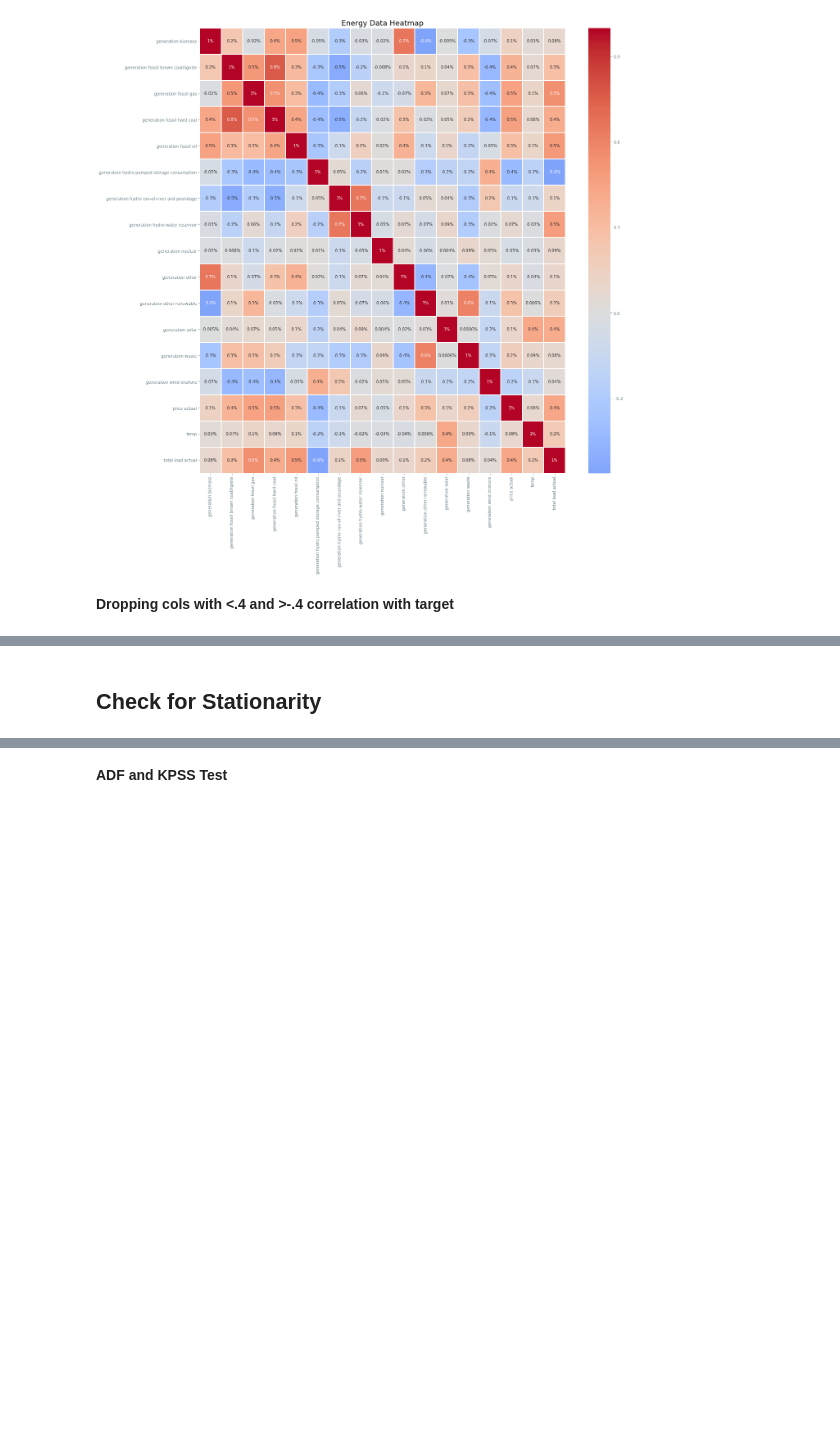
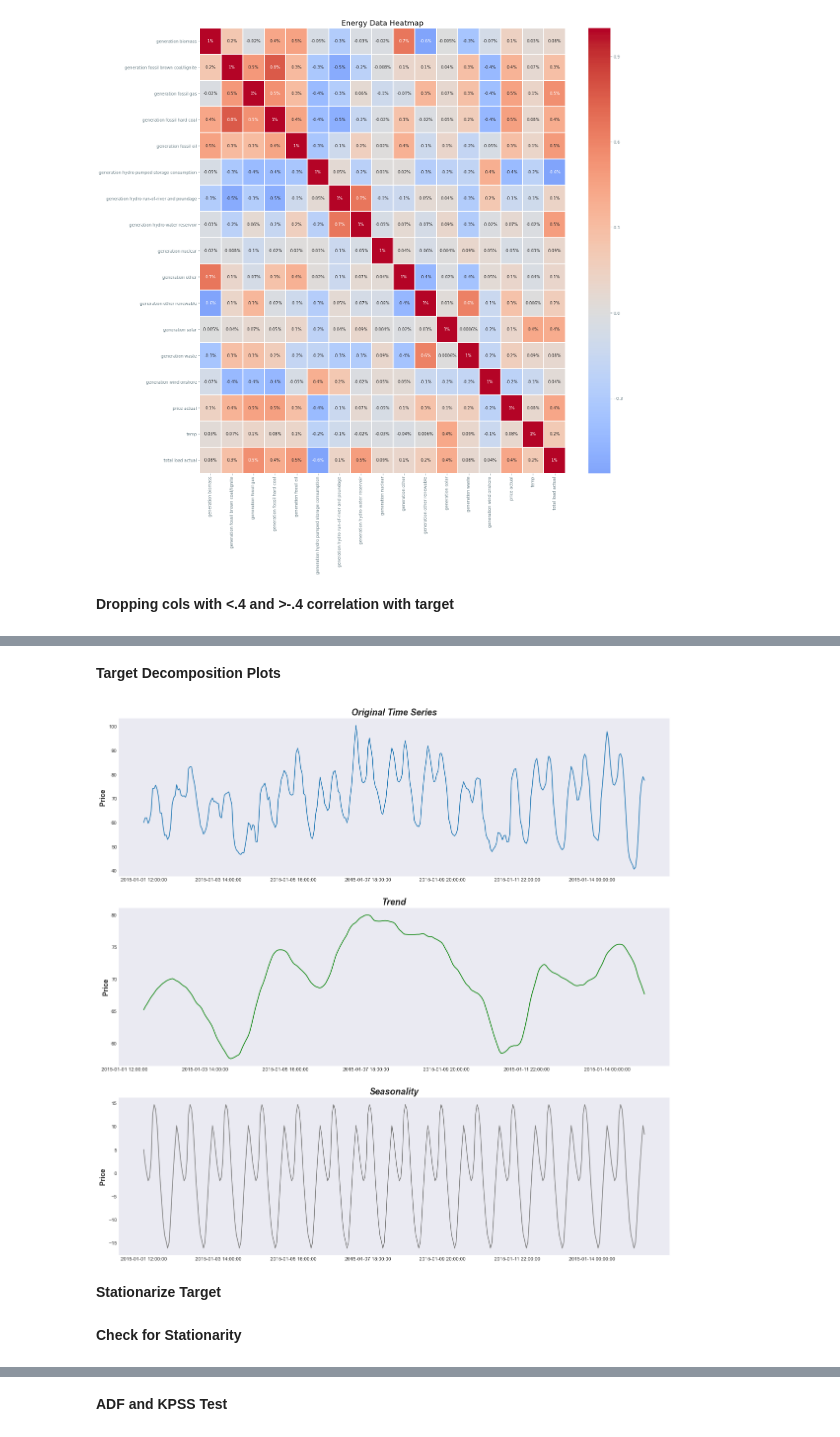
Before and after one commit to KishenSharma6/SpainEnergyAnalysis, a Jupyter notebook: Project_Codes/03_Data_Processing/2020_0621_Preprocessing.ipynb, the cells around one changed output, grey strips where cells are left out. Drawn from its saved outputs; the diff is of its cells as text; code cells hidden in the pictures; blank space fills up the shorter version.

```diff
--- a/Project_Codes/03_Data_Processing/2020_0621_Preprocessing.ipynb
+++ b/Project_Codes/03_Data_Processing/2020_0621_Preprocessing.ipynb
@@ -79,0 +94,24 @@ df.head()
+# %% [markdown]
+**Target Decomposition Plots**
+# %%
+#Read in libraries
+from statsmodels.tsa.seasonal import seasonal_decompose
+from TimeseriesPlotter import timeseries_plot
+
+#Fit seasonal_decompose to first 2 weeks of data to see what's happening
+result = seasonal_decompose(df['price actual'][:24 * 14], model = 'add', freq=24)
+
+#Create plot
+f, ax  = plt.subplots(3,1,figsize=(20,20))
+
+#PLot Components of results
+timeseries_plot(result.observed,title = 'Original Time Series',
+                title_dict=title_dict, label_dict=label_dict,ax=ax[0], xlabel='',ylabel = 'Price')
+timeseries_plot(result.trend,title = 'Trend',
+                title_dict=title_dict,label_dict=label_dict, ax=ax[1], xlabel='',ylabel = 'Price', color = 'green')
+timeseries_plot(result.seasonal,title = 'Seasonality',
+                title_dict=title_dict,label_dict=label_dict, ax=ax[2], xlabel='',ylabel = 'Price', color = 'grey');
+# %% [output]
+[figure, added]
+# %% [markdown]
+**Stationarize Target**
@@ -80,2 +131,2 @@ df.head()
 # %% [markdown]
-## Check for Stationarity
+**Check for Stationarity**
```
Also changed, not shown: parts of 24 cells of this notebook.
